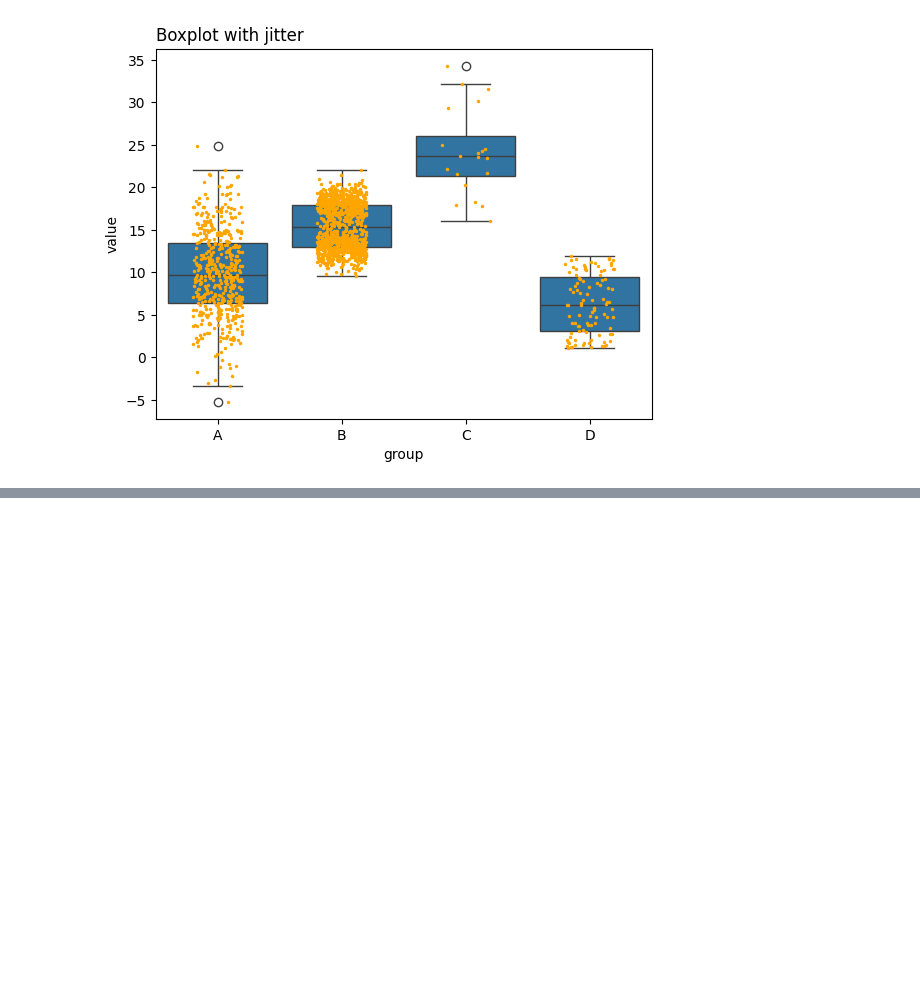
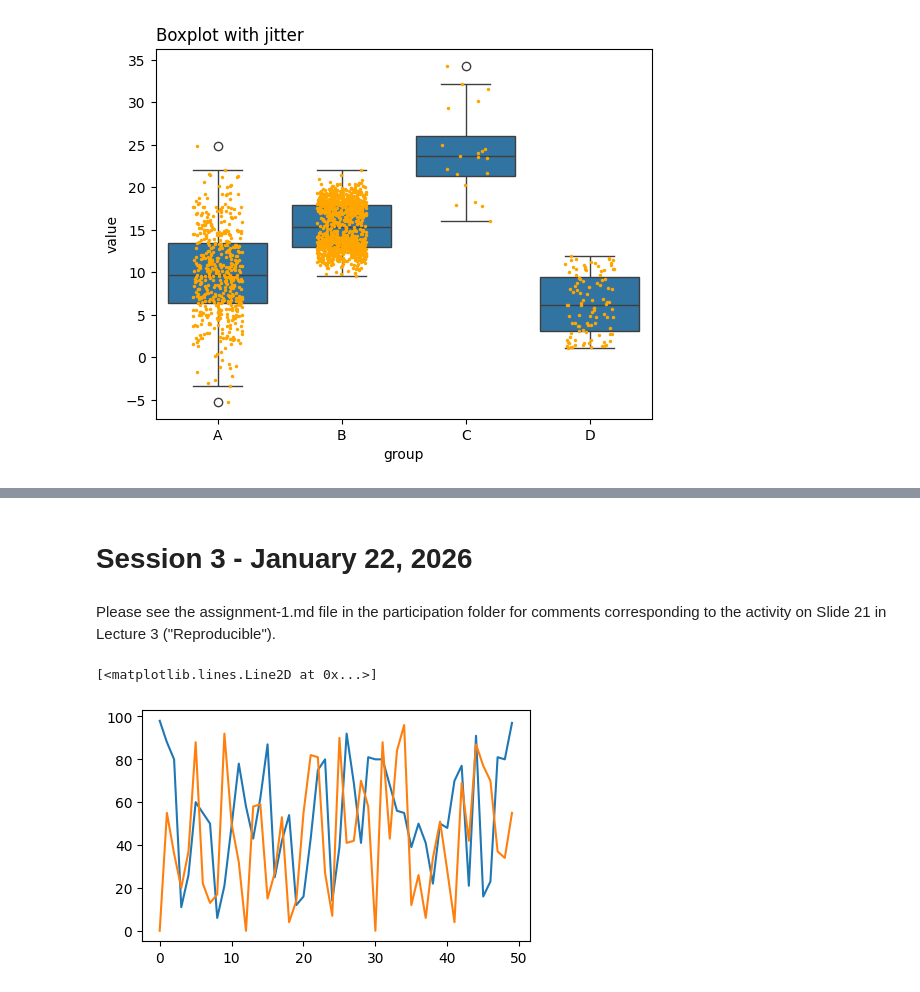
Before and after one commit to amera6/visualization, a Jupyter notebook: 02_activities/assignments/participation/assignment-1.ipynb, the cells around one changed output, grey strips where cells are left out. Saved outputs shown, nothing was run; the diff lists cells and outputs as text; code cells hidden in the pictures; blank space fills up the shorter version.

```diff
--- a/02_activities/assignments/participation/assignment-1.ipynb
+++ b/02_activities/assignments/participation/assignment-1.ipynb
@@ -169,0 +189,27 @@ I think the one weakness of this visualization is its ability to convey its mess
+# %% [markdown]
+# Session 3 - January 22, 2026
+# %% [markdown]
+Please see the assignment-1.md file in the participation folder for comments corresponding to the activity on Slide 21 in Lecture 3 ("Reproducible").
+# %%
+# Import necessary libraries
+import numpy as np
+import matplotlib.pyplot as plt
+import pandas as pd
+import scipy
+import PIL
+import requests
+
+# Generate sample data
+np.random.seed(613)
+x = np.arange(50)
+y1 = np.random.randint(0, 100,50)
+y2 = np.random.randint(0, 100,50)
+# %%
+# Activity (Slide 5) - Line plot with two lines
+fig, ax = plt.subplots(figsize=(5, 3))
+ax.plot(x, y1)
+ax.plot(x, y2)
+# fig.show()
+# %% [output]
+[<matplotlib.lines.Line2D at 0x...>]
+[figure, added]
```
Also changed, not shown: parts of 39 cells of this notebook, 1 other file.
